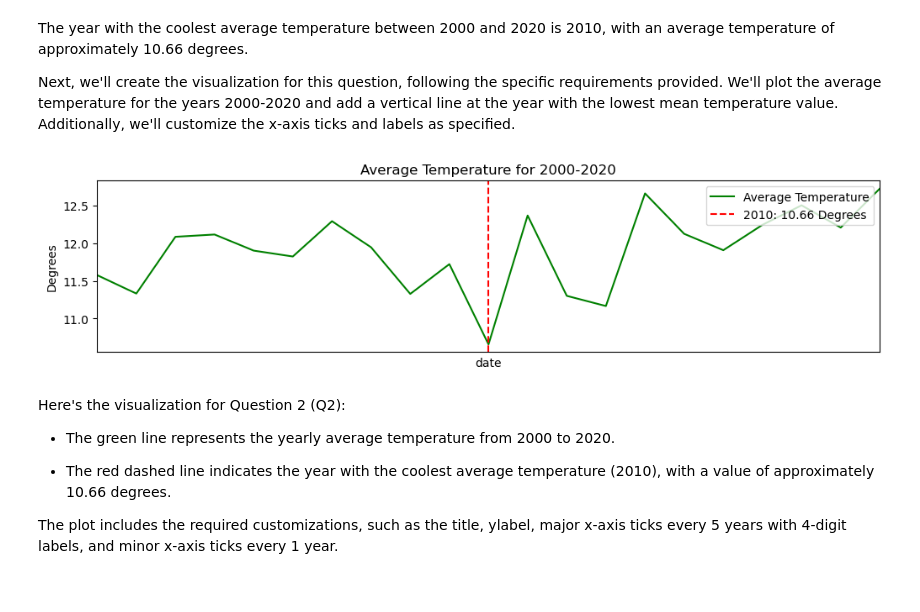
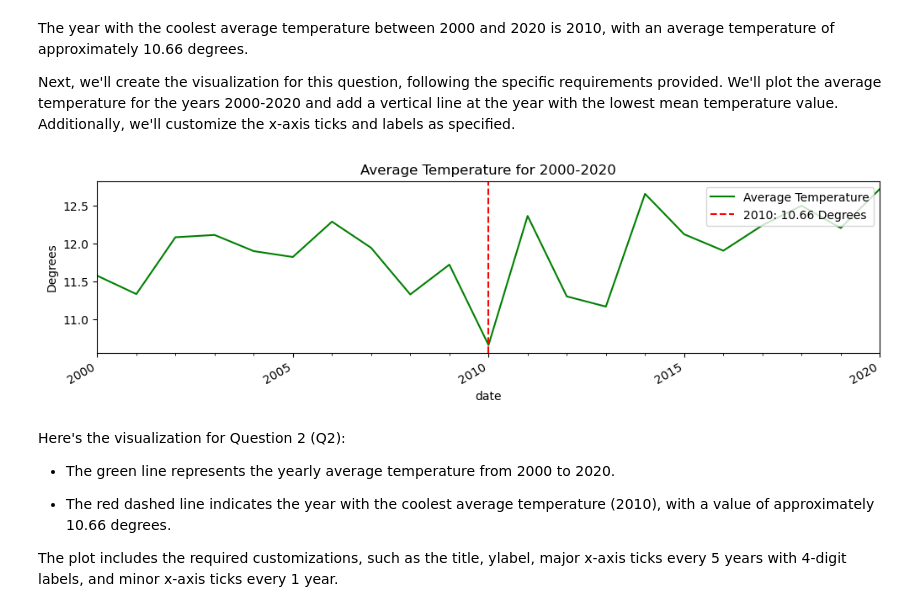
Before and after one commit to Noctua28/Resampling-Datetime-Data, a Jupyter notebook: Resampling Datetime Data.ipynb, the cells around one changed output. Saved outputs shown, nothing was run; the diff lists cells and outputs as text; code cells hidden in the pictures.

```diff
--- a/Resampling Datetime Data.ipynb
+++ b/Resampling Datetime Data.ipynb
@@ -196,36 +194,37 @@ The year with the coolest average temperature between 2000 and 2020 is 2010, wit
 
 Next, we'll create the visualization for this question, following the specific requirements provided. We'll plot the average temperature for the years 2000-2020 and add a vertical line at the year with the lowest mean temperature value. Additionally, we'll customize the x-axis ticks and labels as specified.
 # %%
+import matplotlib.pyplot as plt
+
+# Ensure the index is of datetime type
+yearly_mean_temp_2000_2020.index = pd.to_datetime(yearly_mean_temp_2000_2020.index)
+
+# Filter the data for the range 2000-2020 (if needed)
+yearly_mean_temp_2000_2020 = yearly_mean_temp_2000_2020['2000-01-01':'2020-12-31']
+
 # Creating the figure and axis objects
 fig, ax = plt.subplots(figsize=(12, 3))
 
 # Plotting the average temperature for 2000-2020
 yearly_mean_temp_2000_2020.plot(ax=ax, color='green', label='Average Temperature')
 
 # Adding a vertical line for the year with the lowest mean temperature value
 ax.axvline(x=lowest_mean_temp_date, color='red', linestyle='--', label=f'{lowest_mean_temp_date.year}: {lowest_mean_temp_value:.2f} Degrees')
 
 # Customizing the plot
 ax.set_title('Average Temperature for 2000-2020')
 ax.set_ylabel('Degrees')
 ax.legend(loc='upper right')
 
-# Customizing the major x-axis ticks (every 5 years)
-ax.xaxis.set_major_locator(MultipleLocator(365.25 * 5))
-ax.xaxis.set_major_formatter(FuncFormatter(lambda x, _: pd.to_datetime(x).strftime('%Y')))
-
-# Customizing the minor x-axis ticks (every 1 year)
-ax.xaxis.set_minor_locator(MultipleLocator(365.25))
-
 # Rotating the major ticks' labels 90 degrees
 plt.xticks(rotation=90)
 
 # Adjusting the x-axis date format
 fig.autofmt_xdate()
 
 plt.show()
 # %% [output]
-[figure, old version]
+[figure, new version]
 # %% [markdown]
 Here's the visualization for Question 2 (Q2):
 
```
Also changed, not shown: parts of 3 cells of this notebook.
